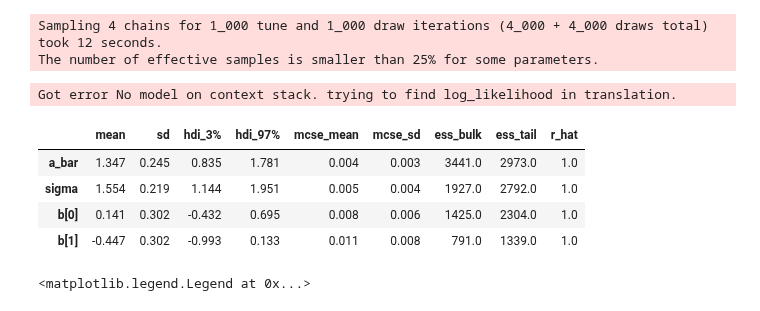
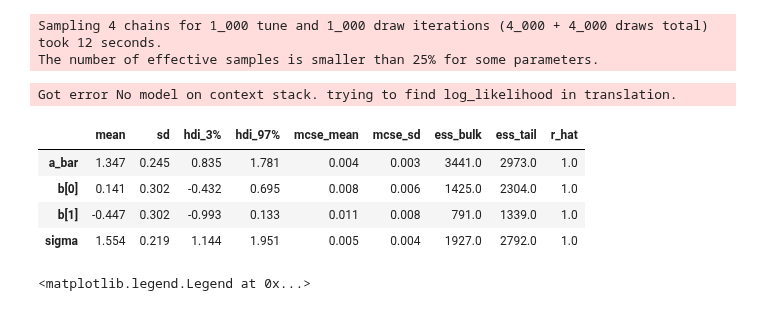
Before and after one commit to fhte2/statistical-rethinking, a Jupyter notebook: Week_6_exercises.ipynb, the cells around one changed output. Cells and saved outputs as stored; diff of their text form; code cells hidden in the pictures.

```diff
--- a/Week_6_exercises.ipynb
+++ b/Week_6_exercises.ipynb
@@ -471,14 +458,14 @@ NUTS: [a, b, sigma, a_bar]
 Sampling 4 chains for 1_000 tune and 1_000 draw iterations (4_000 + 4_000 draws total) took 12 seconds.
 The number of effective samples is smaller than 25% for some parameters.
 # %%
-az.summary(trace_6_3c, var_names=['a_bar','sigma','b'])
+az.summary(trace_6_3c, var_names=['a_bar','b', 'sigma'])
 # %% [output]
 Got error No model on context stack. trying to find log_likelihood in translation.
 |  | mean | sd | hdi_3% | hdi_97% | mcse_mean | mcse_sd | ess_bulk | ess_tail | r_hat |
 | a_bar | 1.347 | 0.245 | 0.835 | 1.781 | 0.004 | 0.003 | 3441.0 | 2973.0 | 1.0 |
-| sigma | 1.554 | 0.219 | 1.144 | 1.951 | 0.005 | 0.004 | 1927.0 | 2792.0 | 1.0 |
 | b[0] | 0.141 | 0.302 | -0.432 | 0.695 | 0.008 | 0.006 | 1425.0 | 2304.0 | 1.0 |
 | b[1] | -0.447 | 0.302 | -0.993 | 0.133 | 0.011 | 0.008 | 791.0 | 1339.0 | 1.0 |
+| sigma | 1.554 | 0.219 | 1.144 | 1.951 | 0.005 | 0.004 | 1927.0 | 2792.0 | 1.0 |
 # %%
 #compare sigma (tank standard deviation) for problems 2 and 3
 
```
Also changed, not shown: parts of 3 cells of this notebook.
